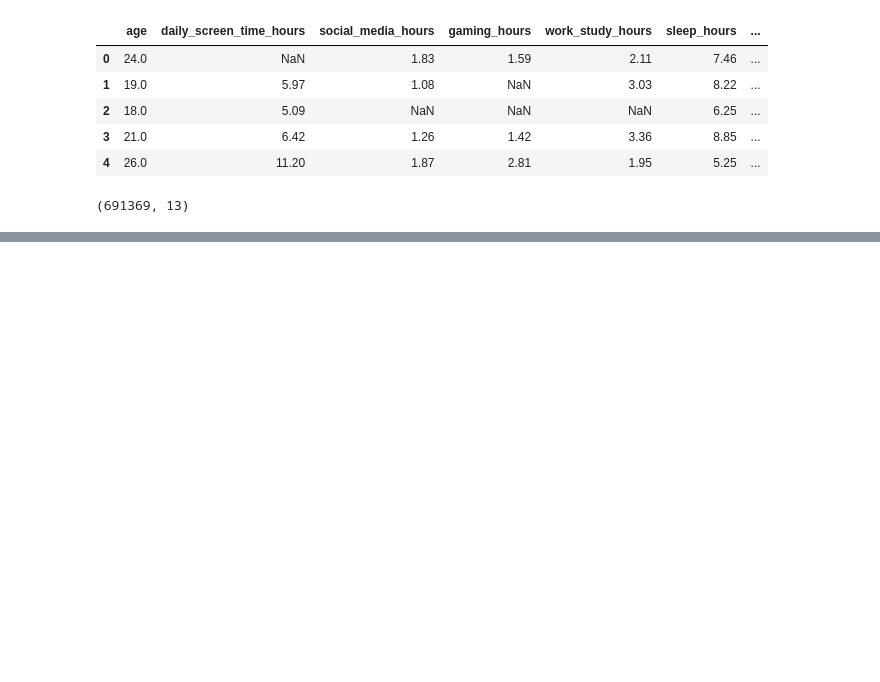
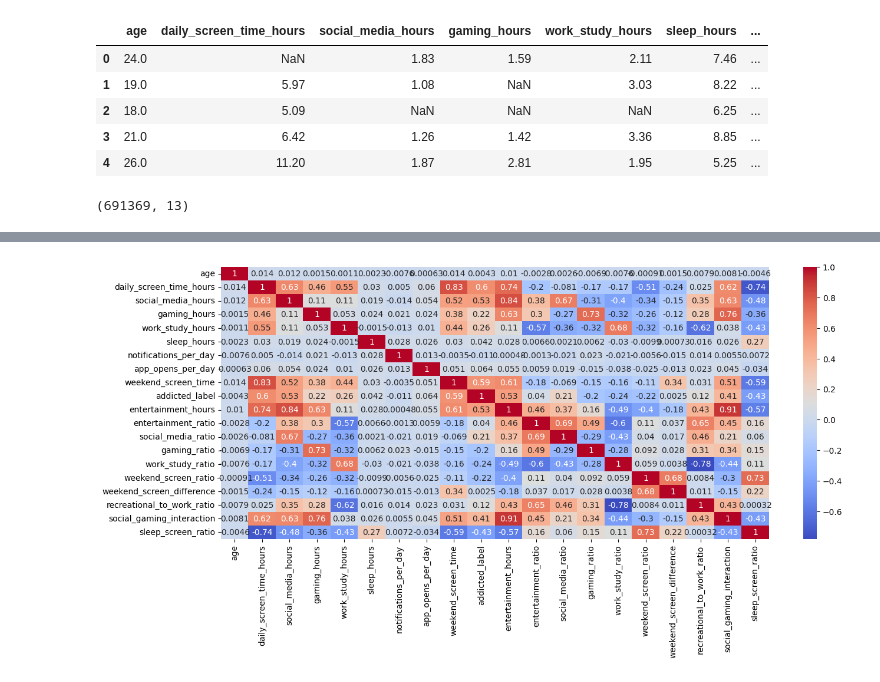
Before and after one commit to bhijanbastola/100days, a Jupyter notebook: Day_Wise_Learning/Day_40/smartphone.ipynb, the cells around one changed output, grey strips where cells are left out. Cells and saved outputs as stored; diff of their text form; code cells hidden in the pictures; blank space fills up the shorter version.

```diff
--- a/Day_Wise_Learning/Day_40/smartphone.ipynb
+++ b/Day_Wise_Learning/Day_40/smartphone.ipynb
@@ -148,0 +133,25 @@ df.head()
+# %%
+from sklearn.experimental import enable_iterative_imputer
+from sklearn.impute import IterativeImputer
+from sklearn.preprocessing import StandardScaler
+
+
+
+
+# Scale before iterative imputation
+scaler = StandardScaler()
+scaled_data = scaler.fit_transform(df[numerical_cols])
+
+# Iterative imputer
+imputer = IterativeImputer(
+    max_iter=10,
+    random_state=42
+)
+
+imputed_data = imputer.fit_transform(scaled_data)
+
+# Convert back to original scale
+imputed_data = scaler.inverse_transform(imputed_data)
+
+# Put values back into dataframe
+df[numerical_cols] = imputed_data
@@ -148,0 +238,6 @@ df.head()
+# %%
+plt.figure(figsize=(15,6))
+sns.heatmap(df.corr(numeric_only=True),annot=True,cmap="coolwarm")
+plt.show()
+# %% [output]
+[figure, added]
```
Also changed, not shown: parts of 26 cells of this notebook.
